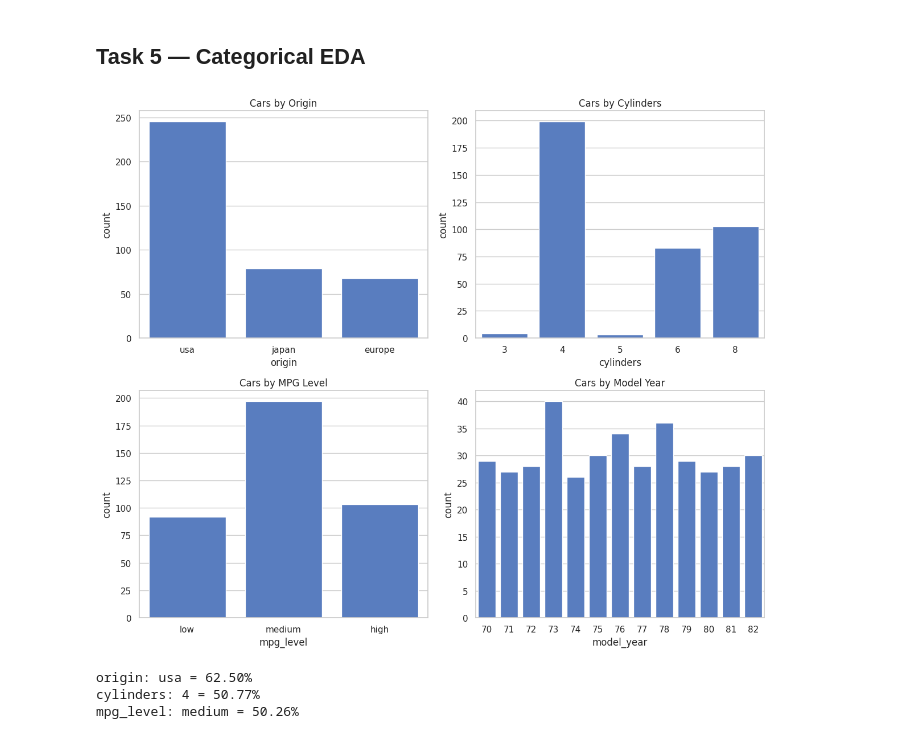
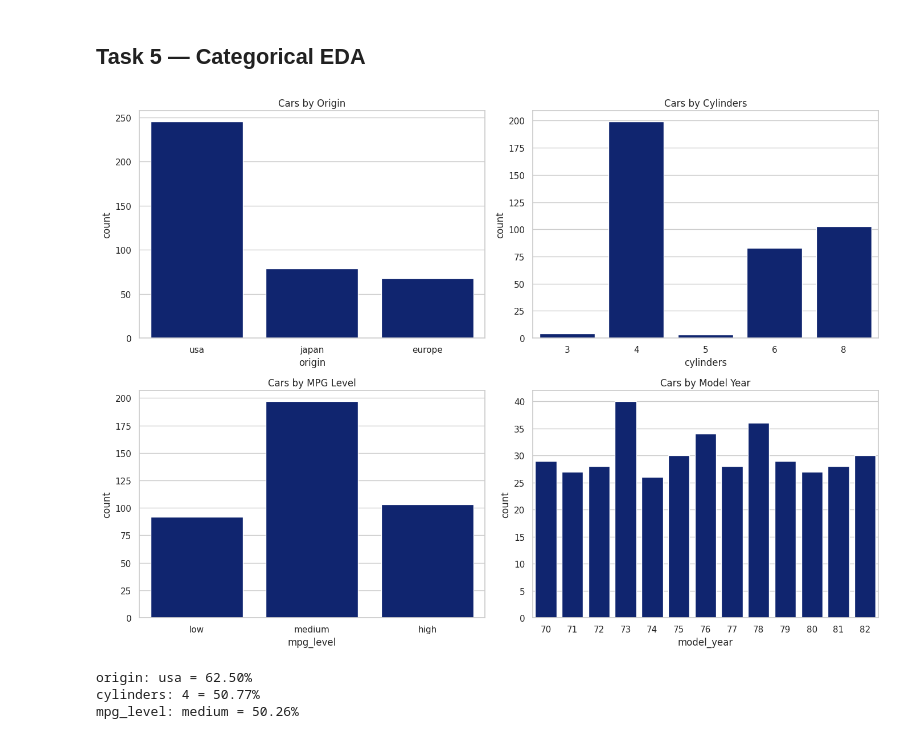
Before and after one commit to FurqanAlyy/AI-ML-NIAI, a Jupyter notebook: 02_EDA_Worksheet.ipynb, the cells around one changed output. Drawn from its saved outputs; the diff is of its cells as text; code cells hidden in the pictures.

```diff
--- a/02_EDA_Worksheet.ipynb
+++ b/02_EDA_Worksheet.ipynb
@@ -19,7 +17,9 @@ import numpy as np
 import matplotlib.pyplot as plt
 import seaborn as sns
 
-sns.set_theme(style="whitegrid",palette="muted")
+# for seaborn plots styling
+sns.set_theme(style="whitegrid",palette="dark")
+# set figure size runtime configuration params width,height
 plt.rcParams["figure.figsize"] = (10, 5)
 pd.set_option('display.max_rows',None)
 print("libraries loaded")
@@ -234,24 +234,24 @@ df.head()
 # %%
 # TODO: Plot a countplot for each of: origin, cylinders, mpg_level, model_year
 # Arrange them in a 2×2 grid of subplots
-fig, axes = plt.subplots(2, 2, figsize=(12, 10))
+fig, axes = plt.subplots(2, 2, figsize=(14, 10))
 
 sns.countplot(data=df, x="origin", ax=axes[0, 0])
 axes[0, 0].set_title("Cars by Origin")
 
 sns.countplot(data=df, x="cylinders", ax=axes[0, 1])
 axes[0, 1].set_title("Cars by Cylinders")
 
 sns.countplot(data=df, x="mpg_level", ax=axes[1, 0])
 axes[1, 0].set_title("Cars by MPG Level")
 
 sns.countplot(data=df, x="model_year", ax=axes[1, 1])
 axes[1, 1].set_title("Cars by Model Year")
 
 plt.tight_layout()
 plt.show()
 # %% [output]
-[figure, old version]
+[figure, new version]
 # %%
 # TODO: Print the proportion (%) of the dominant class for
 # origin, cylinders, and mpg_level
```
Also changed, not shown: parts of 8 cells of this notebook.
